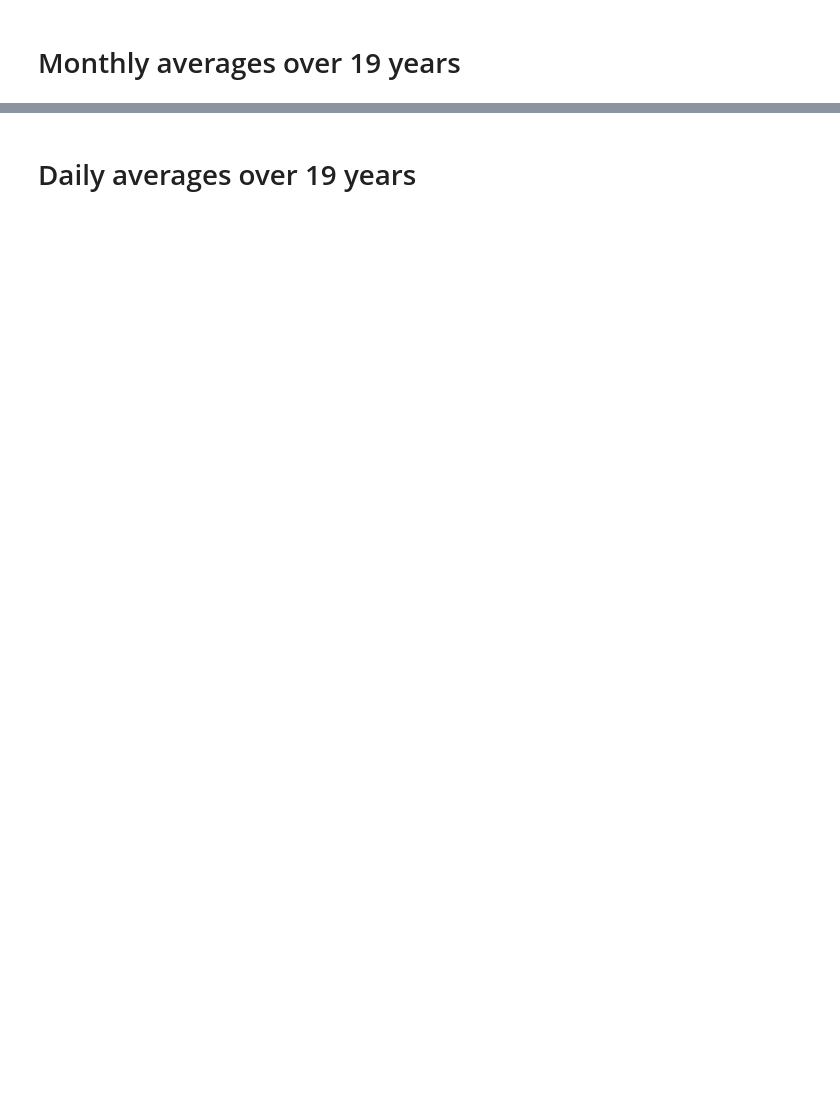
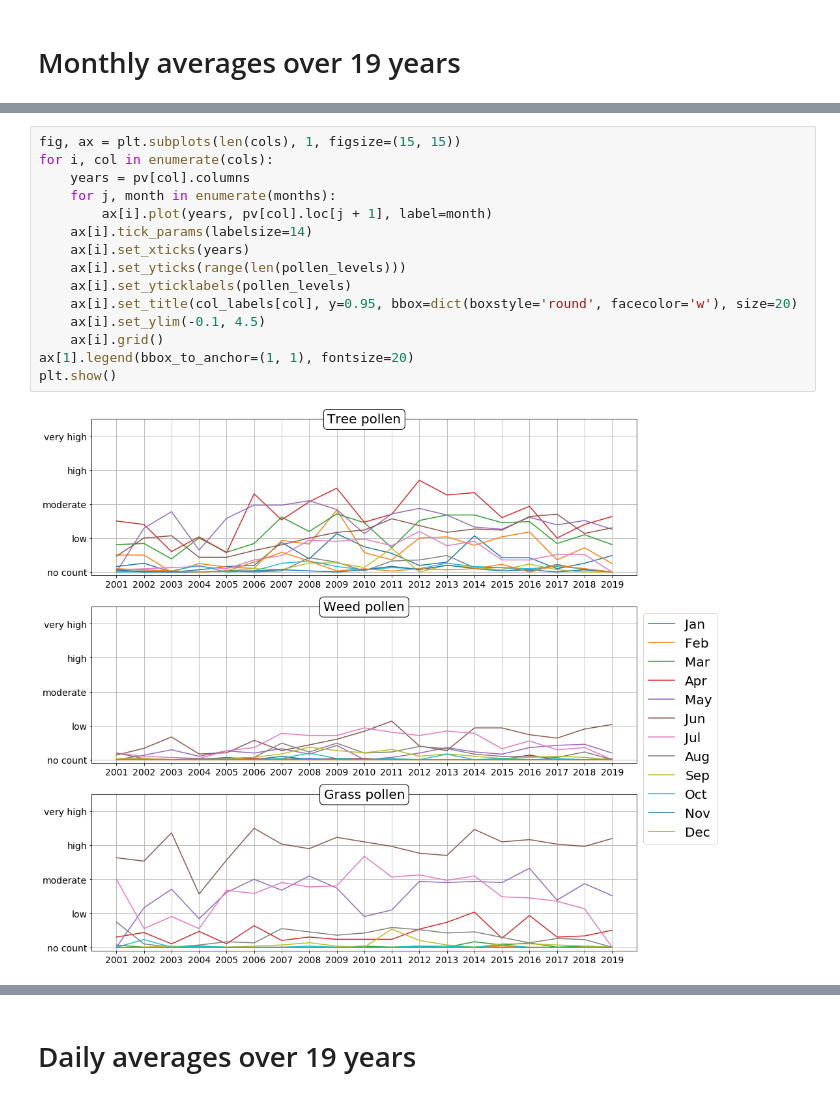
Before and after one commit to pdqnguyen/allergy, a Jupyter notebook: analysis.ipynb, the cells around one changed output, grey strips where cells are left out. Saved outputs shown, nothing was run; the diff lists cells and outputs as text; blank space fills up the shorter version.

```diff
--- a/analysis.ipynb
+++ b/analysis.ipynb
@@ -105,3 +117,20 @@ fig.savefig('plots/eug-or-monthly.png')
 fig.show()
 # %% [output]
 [figure]
+# %%
+fig, ax = plt.subplots(len(cols), 1, figsize=(15, 15))
+for i, col in enumerate(cols):
+    years = pv[col].columns
+    for j, month in enumerate(months):
+        ax[i].plot(years, pv[col].loc[j + 1], label=month)
+    ax[i].tick_params(labelsize=14)
+    ax[i].set_xticks(years)
+    ax[i].set_yticks(range(len(pollen_levels)))
+    ax[i].set_yticklabels(pollen_levels)
+    ax[i].set_title(col_labels[col], y=0.95, bbox=dict(boxstyle='round', facecolor='w'), size=20)
+    ax[i].set_ylim(-0.1, 4.5)
+    ax[i].grid()
+ax[1].legend(bbox_to_anchor=(1, 1), fontsize=20)
+plt.show()
+# %% [output]
+[figure, added]
```
Also changed, not shown: parts of 11 cells of this notebook.
